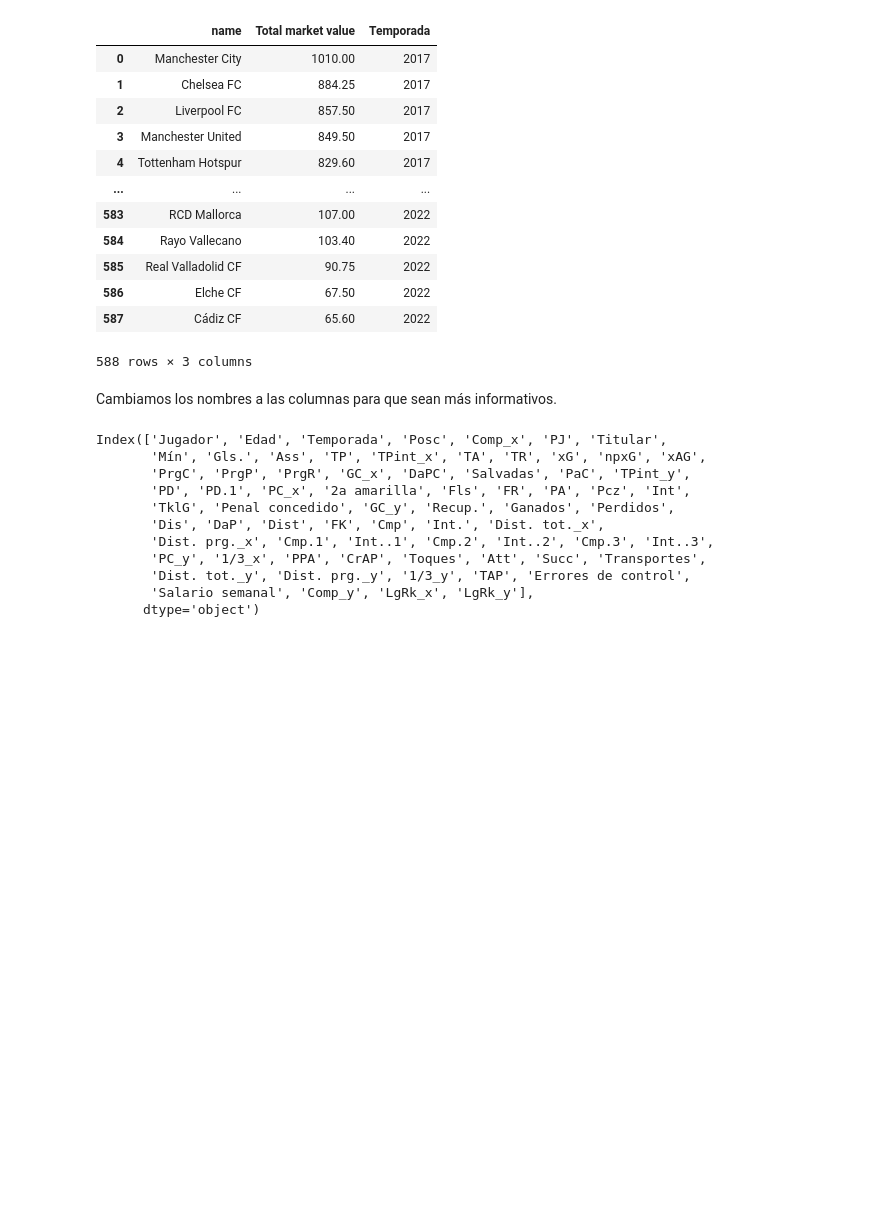
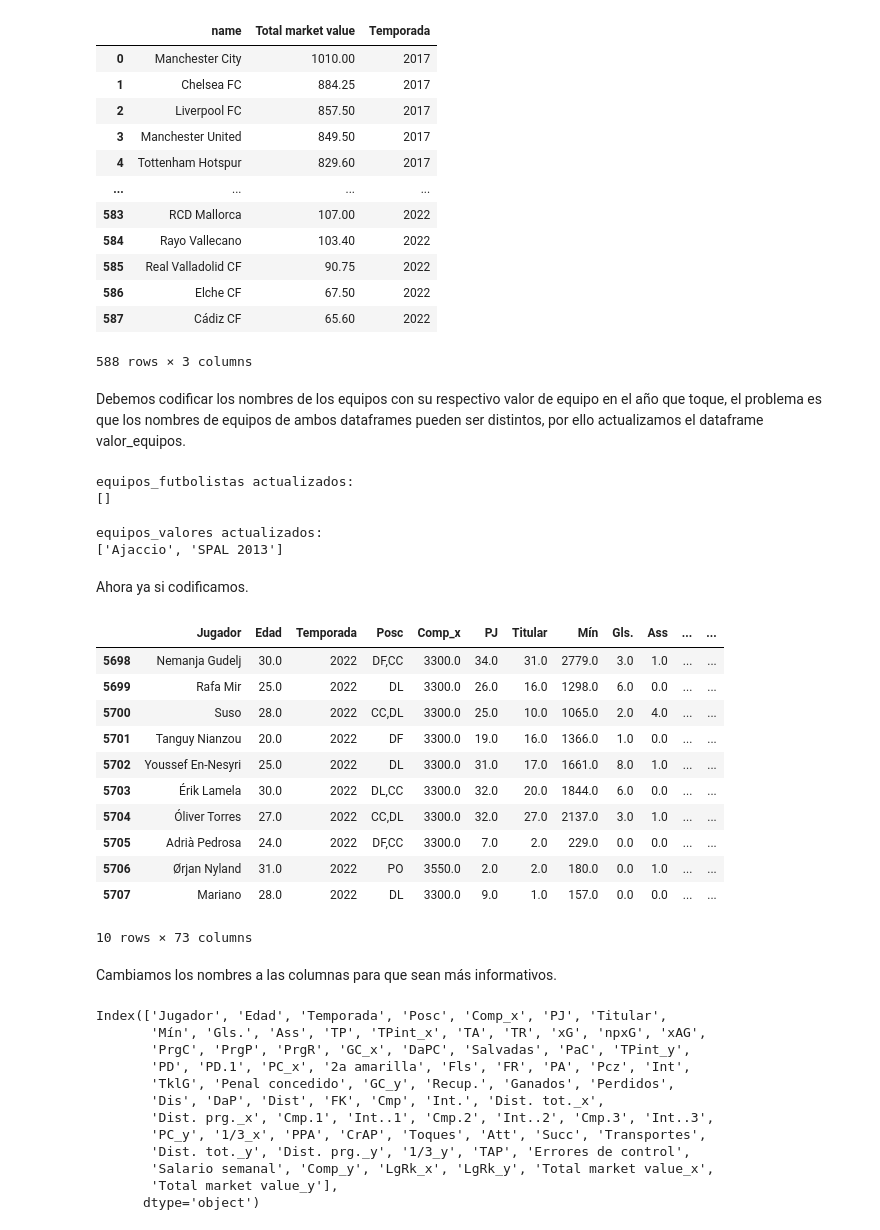
Before and after one commit to JMMelcrack/Predictive-models-applied-to-the-analysis-of-professional-footballers-wages, a Jupyter notebook: RefinadoDatos.ipynb, the cells around one changed output. Cells and saved outputs as stored; diff of their text form; code cells hidden in the pictures; blank space fills up the shorter version.

Commit message:
Refinado de los nuevos datos hecho, cambio de nombres de características a la mitad, hecho hasta Balones centrados

```diff
--- a/RefinadoDatos.ipynb
+++ b/RefinadoDatos.ipynb
@@ -350,12 +350,12 @@ https://www.statista.com/statistics/261218/big-five-european-soccer-leagues-reve
 # Diccionario de diccionarios con los beneficios de las distintas ligas y temporadas
 # 2017 quiere decir temporada 17/18, cantidades expresadas en millones de euros
 beneficios_ligas = {
-    2017: {'Premier League': 5440, 'Serie A': 2239, 'Bundesliga': 3168, 'La Liga': 3073, 'Ligue 1': 1692},
-    2018: {'Premier League': 5843, 'Serie A': 2495, 'Bundesliga': 3345, 'La Liga': 3378, 'Ligue 1': 1902},
-    2019: {'Premier League': 5123, 'Serie A': 2057, 'Bundesliga': 3208, 'La Liga': 3114, 'Ligue 1': 1598},
-    2020: {'Premier League': 5498, 'Serie A': 2521, 'Bundesliga': 3005, 'La Liga': 2953, 'Ligue 1': 1614},
-    2021: {'Premier League': 6442, 'Serie A': 2350, 'Bundesliga': 3149, 'La Liga': 3277, 'Ligue 1': 2026},
-    2022: {'Premier League': 6605, 'Serie A': 2600, 'Bundesliga': 3550, 'La Liga': 3300, 'Ligue 1': 2100}
+    2017: {'Premier League': 5440.0, 'Serie A': 2239.0, 'Bundesliga': 3168.0, 'La Liga': 3073.0, 'Ligue 1': 1692.0},
+    2018: {'Premier League': 5843.0, 'Serie A': 2495.0, 'Bundesliga': 3345.0, 'La Liga': 3378.0, 'Ligue 1': 1902.0},
+    2019: {'Premier League': 5123.0, 'Serie A': 2057.0, 'Bundesliga': 3208.0, 'La Liga': 3114.0, 'Ligue 1': 1598.0},
+    2020: {'Premier League': 5498.0, 'Serie A': 2521.0, 'Bundesliga': 3005.0, 'La Liga': 2953.0, 'Ligue 1': 1614.0},
+    2021: {'Premier League': 6442.0, 'Serie A': 2350.0, 'Bundesliga': 3149.0, 'La Liga': 3277.0, 'Ligue 1': 2026.0},
+    2022: {'Premier League': 6605.0, 'Serie A': 2600.0, 'Bundesliga': 3550.0, 'La Liga': 3300.0, 'Ligue 1': 2100.0}
 }
 # %%
 # Codificamos las ligas con su beneficio
@@ -438,3 +438,11 @@ valor_equipos
 | 586 | Elche CF | 67.50 | 2022 |
 | 587 | Cádiz CF | 65.60 | 2022 |
 588 rows × 3 columns
+# %% [markdown]
+Debemos codificar los nombres de los equipos con su respectivo valor de equipo en el año que toque, el problema es que los nombres de equipos de ambos dataframes pueden ser distintos, por ello actualizamos el dataframe valor_equipos.
+# %%
+# En este dataframe los equipos vienen tipo FC Barcelona, cosa que no ocurre en el dataframe principal,
+# donde solo aparece Barcelona
+valor_equipos['name'] = valor_equipos['name'].str.replace(r'\b(FC|CF|1.FC|1.FSV|AC|ACF|AFC|AJ|AS|SC|SCO|BC|CA|CD|FCO|EA|CFC|UD|HSC|OGC|RC|RCD|SD|SM|SS|SSC|UC|US|VfL|VfB)\b', '', regex=True)
+
+valor_equipos['name'] = valor_equipos['name'].str.replace(r'(^\s+|\s+$)', '', regex=True)
@@ -441,6 +509,53 @@ valor_equipos
+# %%
+# Obtener nombres únicos de equipos de ambos DataFrames
+equipos_futbolistas = data_xy['Equipo_x'].unique()
+equipos_valores = valor_equipos['name'].unique()
+
+# Convertir a conjuntos para encontrar diferencias
+set_futbolistas = set(equipos_futbolistas)
+set_valores = set(equipos_valores)
+
+# Eliminar los elementos coincidentes
+equipos_futbolistas_actualizados = list(set_futbolistas - set_valores)
+equipos_valores_actualizados = list(set_valores - set_futbolistas)
+
+# Mostrar equipos_futbolistas y equipos_valores actualizados
+print("equipos_futbolistas actualizados:")
+print(sorted(equipos_futbolistas_actualizados))
+print("\nequipos_valores actualizados:")
+print(sorted(equipos_valores_actualizados))
+# %% [output]
+equipos_futbolistas actualizados:
+[]
+
+equipos_valores actualizados:
+['Ajaccio', 'SPAL 2013']
+# %% [markdown]
+Ahora ya si codificamos.
+# %%
+new_data_xy = pd.merge(data_xy, valor_equipos, how='left', left_on=['Temporada', 'Equipo_x'], right_on=['Temporada', 'name'])
+new_data_xy = pd.merge(new_data_xy, valor_equipos, how='left', left_on=['Temporada', 'Equipo_y'], right_on=['Temporada', 'name'])
+
+new_data_xy = new_data_xy.drop(['Equipo_x', 'Equipo_y', 'name_x', 'name_y'], axis=1)
+
+new_data_xy.iloc[5698:5708]
+# %% [output]
+|  | Jugador | Edad | Temporada | Posc | Comp_x | PJ | Titular | Mín | Gls. | Ass | ... | ... |
+| 5698 | Nemanja Gudelj | 30.0 | 2022 | DF,CC | 3300.0 | 34.0 | 31.0 | 2779.0 | 3.0 | 1.0 | ... | ... |
+| 5699 | Rafa Mir | 25.0 | 2022 | DL | 3300.0 | 26.0 | 16.0 | 1298.0 | 6.0 | 0.0 | ... | ... |
+| 5700 | Suso | 28.0 | 2022 | CC,DL | 3300.0 | 25.0 | 10.0 | 1065.0 | 2.0 | 4.0 | ... | ... |
+| 5701 | Tanguy Nianzou | 20.0 | 2022 | DF | 3300.0 | 19.0 | 16.0 | 1366.0 | 1.0 | 0.0 | ... | ... |
+| 5702 | Youssef En-Nesyri | 25.0 | 2022 | DL | 3300.0 | 31.0 | 17.0 | 1661.0 | 8.0 | 1.0 | ... | ... |
+| 5703 | Érik Lamela | 30.0 | 2022 | DL,CC | 3300.0 | 32.0 | 20.0 | 1844.0 | 6.0 | 0.0 | ... | ... |
+| 5704 | Óliver Torres | 27.0 | 2022 | CC,DL | 3300.0 | 32.0 | 27.0 | 2137.0 | 3.0 | 1.0 | ... | ... |
+| 5705 | Adrià Pedrosa | 24.0 | 2022 | DF,CC | 3300.0 | 7.0 | 2.0 | 229.0 | 0.0 | 0.0 | ... | ... |
+| 5706 | Ørjan Nyland | 31.0 | 2022 | PO | 3550.0 | 2.0 | 2.0 | 180.0 | 0.0 | 1.0 | ... | ... |
+| 5707 | Mariano | 28.0 | 2022 | DL | 3300.0 | 9.0 | 1.0 | 157.0 | 0.0 | 0.0 | ... | ... |
+10 rows × 73 columns
 # %% [markdown]
 Cambiamos los nombres a las columnas para que sean más informativos.
 # %%
+data_xy = new_data_xy
 data_xy.columns
 # %% [output]
 Index(['Jugador', 'Edad', 'Temporada', 'Posc', 'Comp_x', 'PJ', 'Titular',
@@ -452,5 +567,6 @@ Index(['Jugador', 'Edad', 'Temporada', 'Posc', 'Comp_x', 'PJ', 'Titular',
        'Dist. prg._x', 'Cmp.1', 'Int..1', 'Cmp.2', 'Int..2', 'Cmp.3', 'Int..3',
        'PC_y', '1/3_x', 'PPA', 'CrAP', 'Toques', 'Att', 'Succ', 'Transportes',
        'Dist. tot._y', 'Dist. prg._y', '1/3_y', 'TAP', 'Errores de control',
-       'Salario semanal', 'Comp_y', 'LgRk_x', 'LgRk_y'],
+       'Salario semanal', 'Comp_y', 'LgRk_x', 'LgRk_y', 'Total market value_x',
+       'Total market value_y'],
       dtype='object')
```
Also changed, not shown: parts of 4 cells of this notebook.
